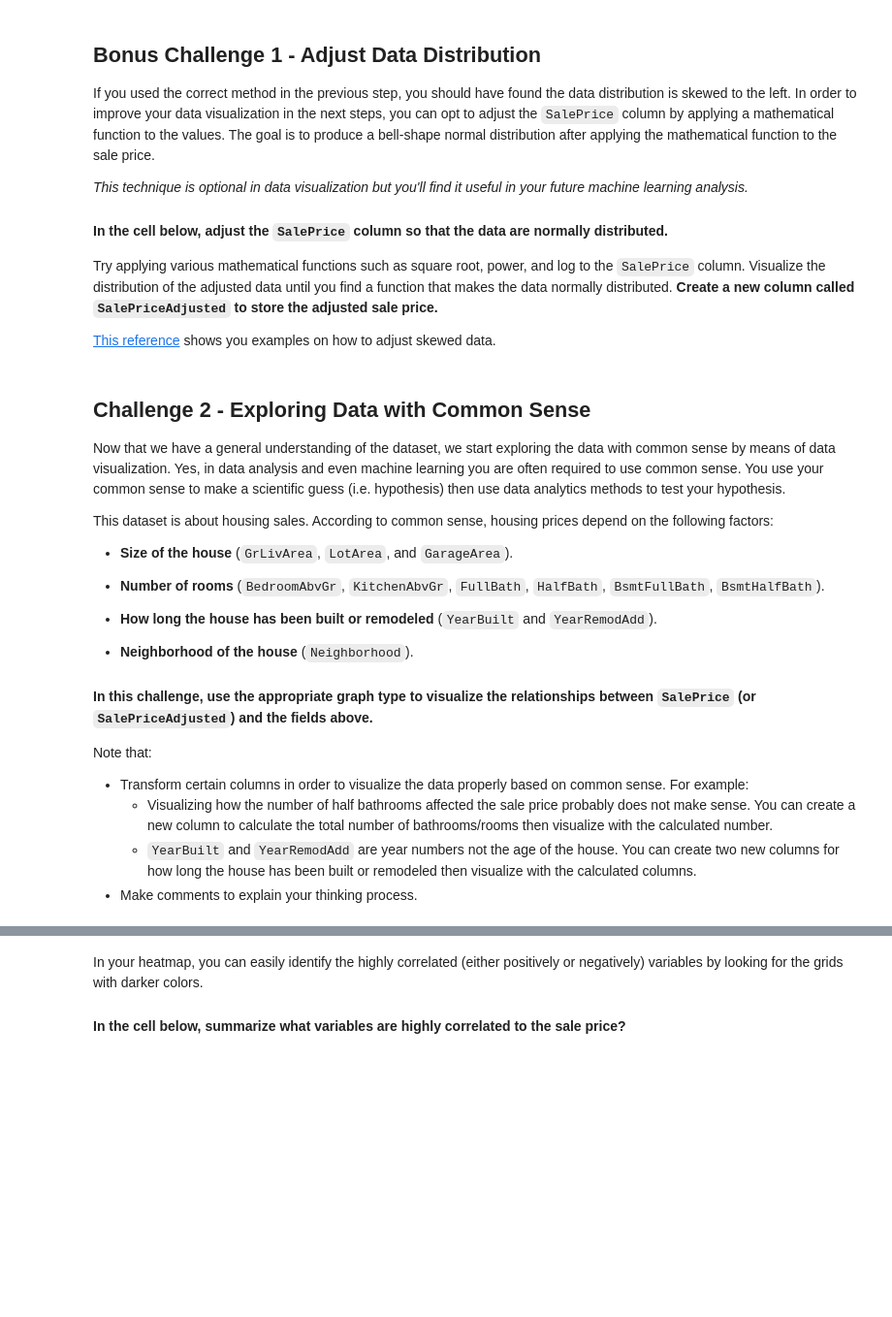
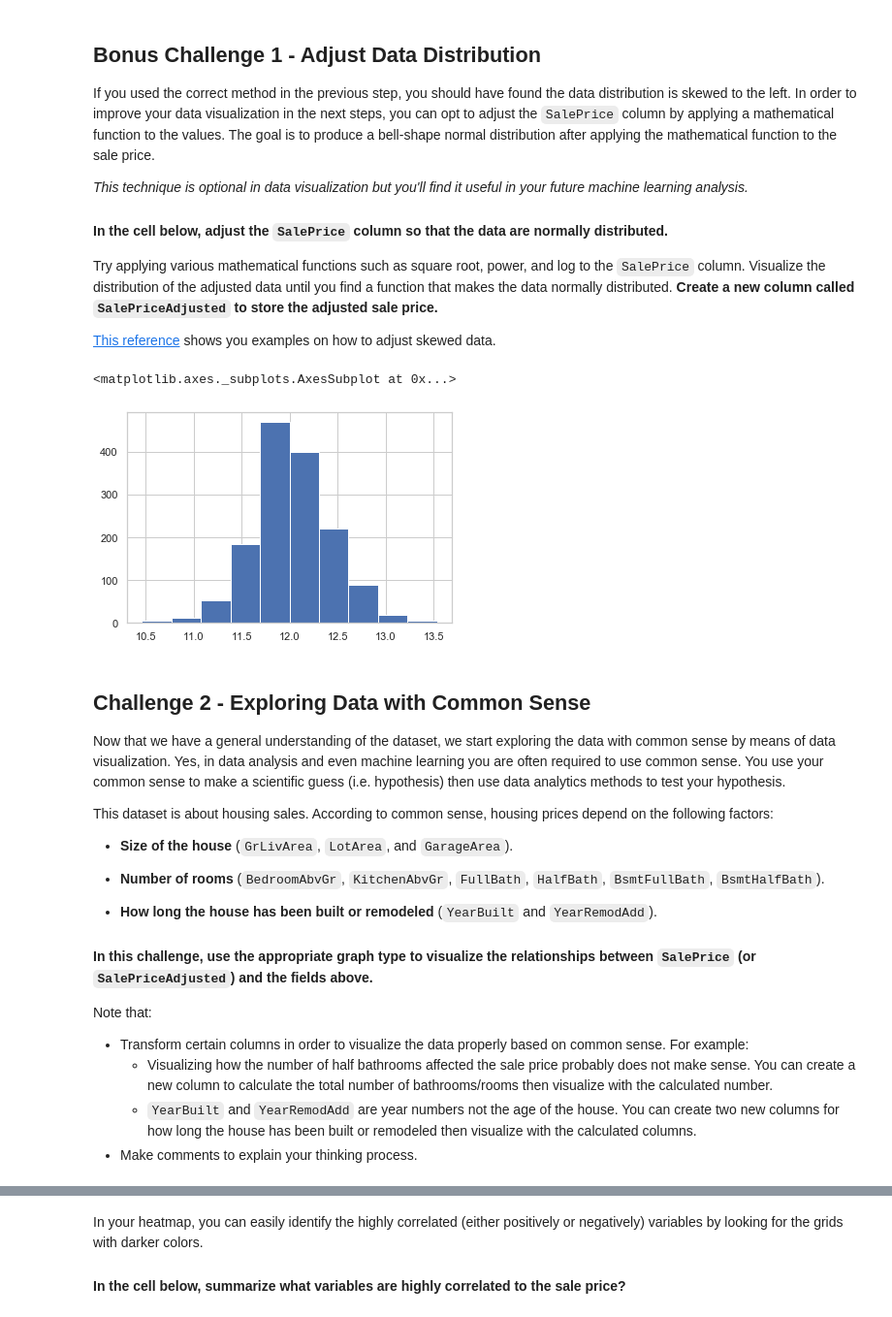
Before and after one commit to ta-datapt-bcn/lab-storytelling-data-visualization, a Jupyter notebook: your-code/main.ipynb, the cells around one changed output, grey strips where cells are left out. Shown at 97% size. Cells and saved outputs as stored; diff of their text form; code cells hidden in the pictures; blank space fills up the shorter version.

```diff
--- a/your-code/main.ipynb
+++ b/your-code/main.ipynb
@@ -80,3 +104,8 @@ Try applying various mathematical functions such as square root, power, and log
+# %%
+df['SalePrice'].apply(math.log).hist()
+# %% [output]
+<matplotlib.axes._subplots.AxesSubplot at 0x...>
+[figure, added]
 # %% [markdown]
 ## Challenge 2 - Exploring Data with Common Sense
 
@@ -90,7 +119,7 @@ This dataset is about housing sales. According to common sense, housing prices d
 
 * **How long the house has been built or remodeled** (`YearBuilt` and `YearRemodAdd`).
 
-* **Neighborhood of the house** (`Neighborhood`).
+<!-- * **Neighborhood of the house** (`Neighborhood`). -->
 
 #### In this challenge, use the appropriate graph type to visualize the relationships between `SalePrice` (or `SalePriceAdjusted`) and the fields above.
 
```
Also changed, not shown: parts of 28 cells of this notebook, 1 other file.
